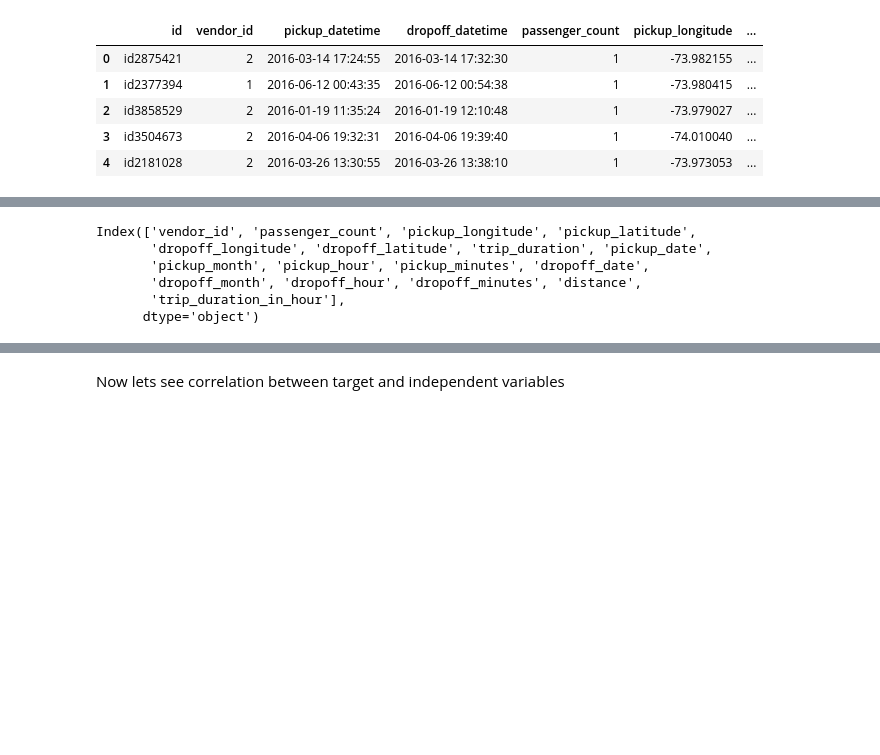
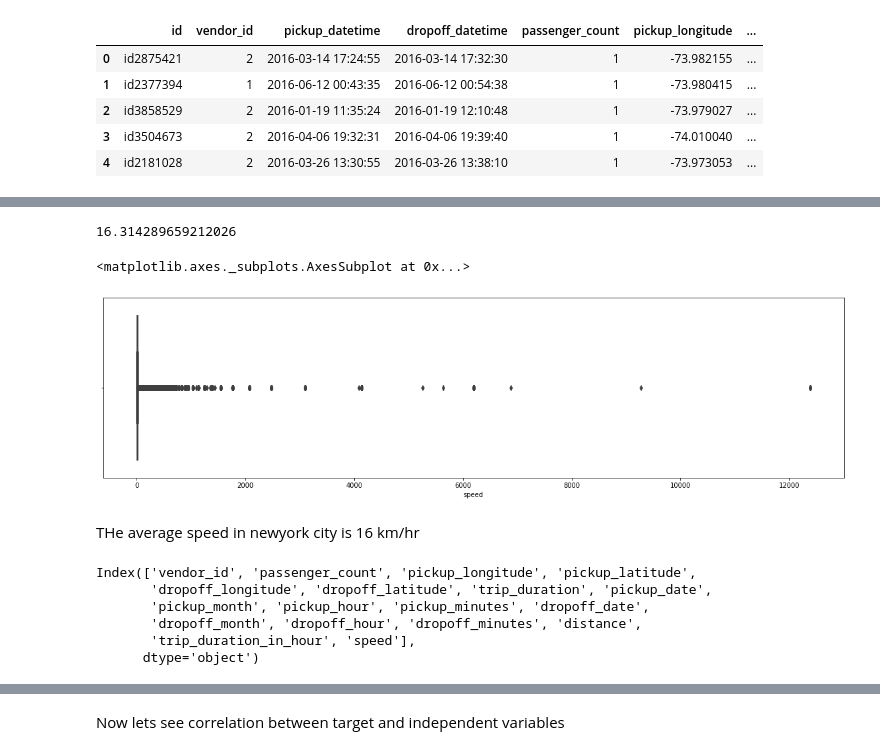
Before and after one commit to kiran2424/NYC-Taxi-Trip-Time-Prediction, a Jupyter notebook: NYC_Taxi_Trip_Time_Prediction_Capstone_Project.ipynb, the cells around one changed output, grey strips where cells are left out. Cells and saved outputs as stored; diff of their text form; code cells hidden in the pictures; blank space fills up the shorter version.

```diff
--- a/NYC_Taxi_Trip_Time_Prediction_Capstone_Project.ipynb
+++ b/NYC_Taxi_Trip_Time_Prediction_Capstone_Project.ipynb
@@ -411,3 +412,6 @@ We will analyze these trips further in bivariate analysis.
+# %%
+mean_dist=data['distance'].mean()
+data.loc[data['distance']==0,'distance']=mean_dist
 # %% [markdown]
 So from the data our target variable (dependent variable) is trip duration.
 # %%
@@ -478,0 +485,2 @@ data.head()
+# %%
+data['speed']=data['distance']/data['trip_duration_in_hour']
@@ -479,3 +502,14 @@ data.head()
+# %%
+data['speed'].mean()
+# %% [output]
+16.314289659212026
+# %%
+sns.boxplot(data['speed'])
+# %% [output]
+<matplotlib.axes._subplots.AxesSubplot at 0x...>
+[figure, added]
+# %% [markdown]
+THe average speed in newyork city is 16 km/hr
 # %%
 numeric_features = data.describe().columns
 numeric_features
@@ -484,7 +518,7 @@ Index(['vendor_id', 'passenger_count', 'pickup_longitude', 'pickup_latitude',
        'dropoff_longitude', 'dropoff_latitude', 'trip_duration', 'pickup_date',
        'pickup_month', 'pickup_hour', 'pickup_minutes', 'dropoff_date',
        'dropoff_month', 'dropoff_hour', 'dropoff_minutes', 'distance',
-       'trip_duration_in_hour'],
+       'trip_duration_in_hour', 'speed'],
       dtype='object')
 # %%
 # plot a bar plot for each categorical feature count (except vendor id)
```
Also changed, not shown: parts of 11 cells of this notebook.
